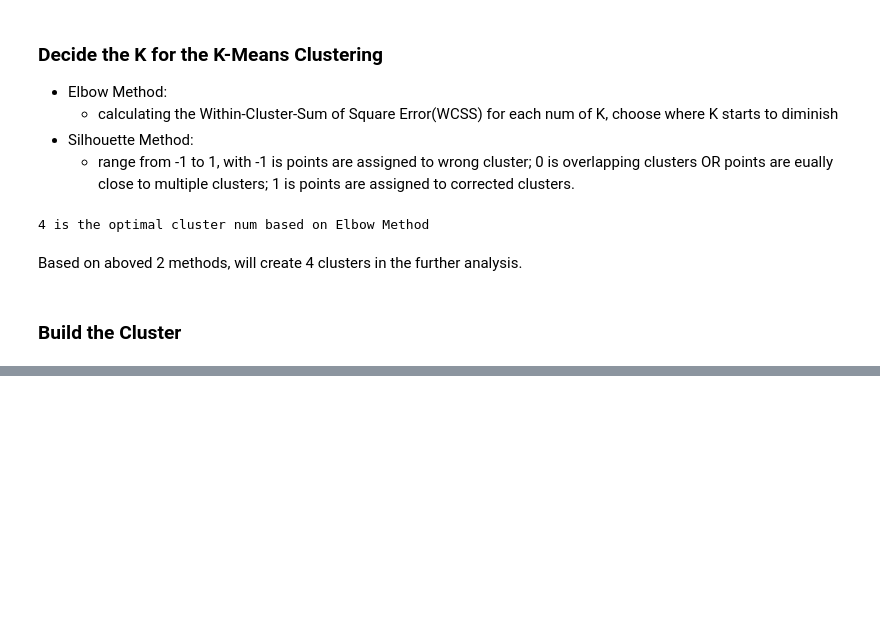
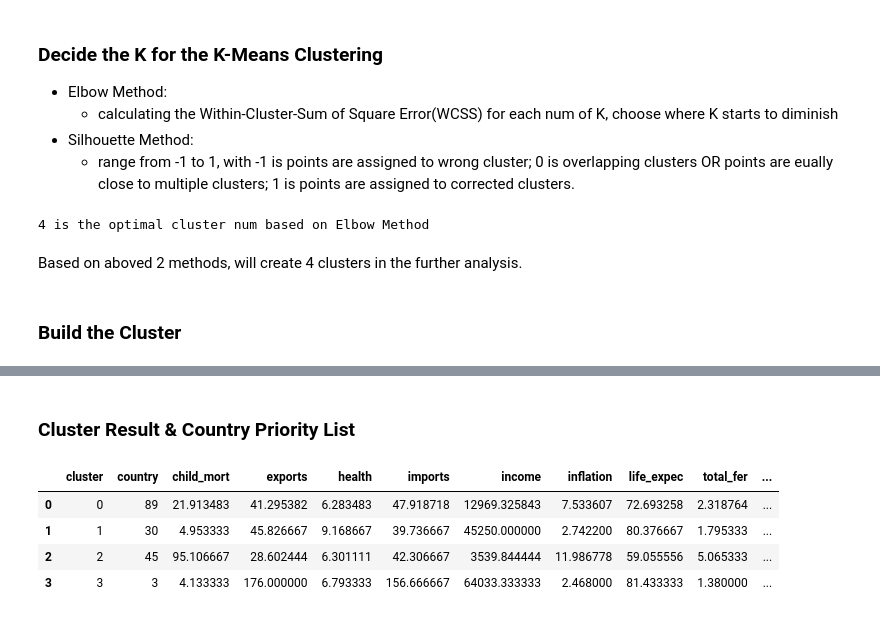
Before and after one commit to tiatsou/funding_allocation, a Jupyter notebook: aid_funding_allocation.ipynb, the cells around one changed output, grey strips where cells are left out. Saved outputs shown, nothing was run; the diff lists cells and outputs as text; code cells hidden in the pictures; blank space fills up the shorter version.

```diff
--- a/aid_funding_allocation.ipynb
+++ b/aid_funding_allocation.ipynb
@@ -245,0 +254,24 @@ Name: country, dtype: int64
+# %% [markdown]
+### Cluster Result & Country Priority List
+# %%
+## test the cluster result
+df_ori.groupby('cluster').country.nunique()
+
+df_result = df_ori.groupby('cluster').agg({'country':'nunique',
+                               'child_mort':'mean',
+                               'exports':'mean',
+                               'health':'mean',
+                               'imports':'mean',
+                               'income':'mean',
+                               'inflation':'mean',
+                               'life_expec':'mean',
+                               'total_fer':'mean',
+                               'gdpp':'mean'}).reset_index()
+
+display(df_result.style.background_gradient())
+# %% [output]
+|  | cluster | country | child_mort | exports | health | imports | income | inflation | life_expec | total_fer | ... |
+| 0 | 0 | 89 | 21.913483 | 41.295382 | 6.283483 | 47.918718 | 12969.325843 | 7.533607 | 72.693258 | 2.318764 | ... |
+| 1 | 1 | 30 | 4.953333 | 45.826667 | 9.168667 | 39.736667 | 45250.000000 | 2.742200 | 80.376667 | 1.795333 | ... |
+| 2 | 2 | 45 | 95.106667 | 28.602444 | 6.301111 | 42.306667 | 3539.844444 | 11.986778 | 59.055556 | 5.065333 | ... |
+| 3 | 3 | 3 | 4.133333 | 176.000000 | 6.793333 | 156.666667 | 64033.333333 | 2.468000 | 81.433333 | 1.380000 | ... |
```
Also changed, not shown: parts of 12 cells of this notebook.
